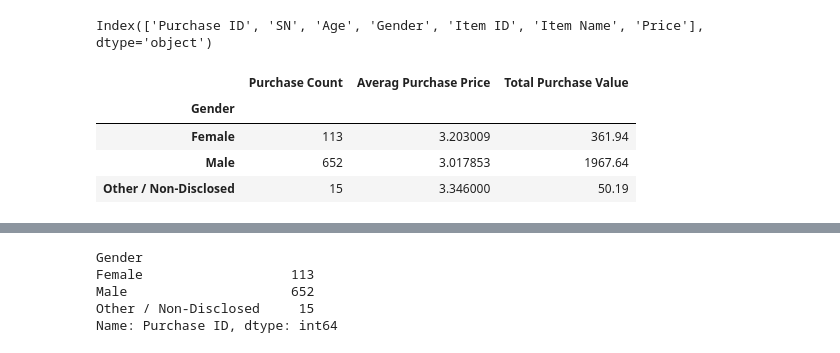
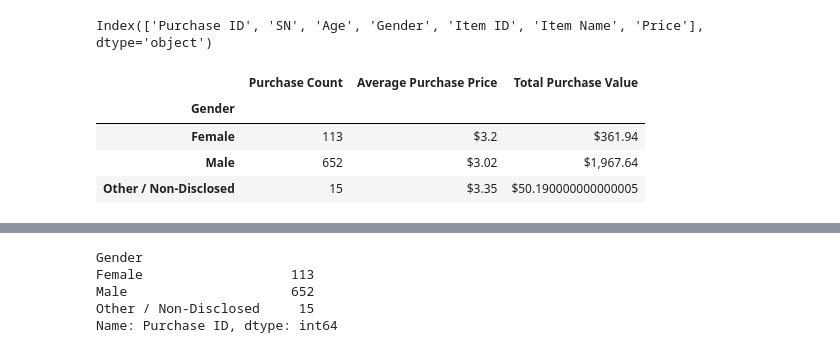
Before and after one commit to lopezmarco81/SMU_Data_1221_homework, a Jupyter notebook: 04 - Pandas/01 - Heroes_Of_Pymoli/01 - Heroes_Of_Pymoli - ML.ipynb, the cells around one changed output, grey strips where cells are left out. Drawn from its saved outputs; the diff is of its cells as text; code cells hidden in the pictures.

```diff
--- a/04 - Pandas/01 - Heroes_Of_Pymoli/01 - Heroes_Of_Pymoli - ML.ipynb
+++ b/04 - Pandas/01 - Heroes_Of_Pymoli/01 - Heroes_Of_Pymoli - ML.ipynb
@@ -284,12 +277,16 @@ Index(['Purchase ID', 'SN', 'Age', 'Gender', 'Item ID', 'Item Name', 'Price'], d
 # %%
 #Dollar Signs
-Smmry4 = df.groupby("Gender").agg({"Purchase ID": "count", "Price": ["mean", "sum"]})
-Smmry4.columns = ['Purchase Count', "Averag Purchase Price", "Total Purchase Value"]
-Smmry4
+df4 = df.groupby("Gender").agg({"Purchase ID": "count", "Price": ["mean", "sum"]})
+df4.columns = ['Purchase Count', "Average Purchase Price", "Total Purchase Value"]
+
+df4["Average Purchase Price"] = df4["Average Purchase Price"].map("${:.3}".format)
+df4["Total Purchase Value"] = df4["Total Purchase Value"].map("${:,}".format)
+
+df4
 # %% [output]
-|  | Purchase Count | Averag Purchase Price | Total Purchase Value |
+|  | Purchase Count | Average Purchase Price | Total Purchase Value |
 | Gender |  |  |  |
-| Female | 113 | 3.203009 | 361.94 |
-| Male | 652 | 3.017853 | 1967.64 |
-| Other / Non-Disclosed | 15 | 3.346000 | 50.19 |
+| Female | 113 | $3.2 | $361.94 |
+| Male | 652 | $3.02 | $1,967.64 |
+| Other / Non-Disclosed | 15 | $3.35 | $50.190000000000005 |
 # %%
```
Also changed, not shown: parts of 29 cells of this notebook, 1 other file.
